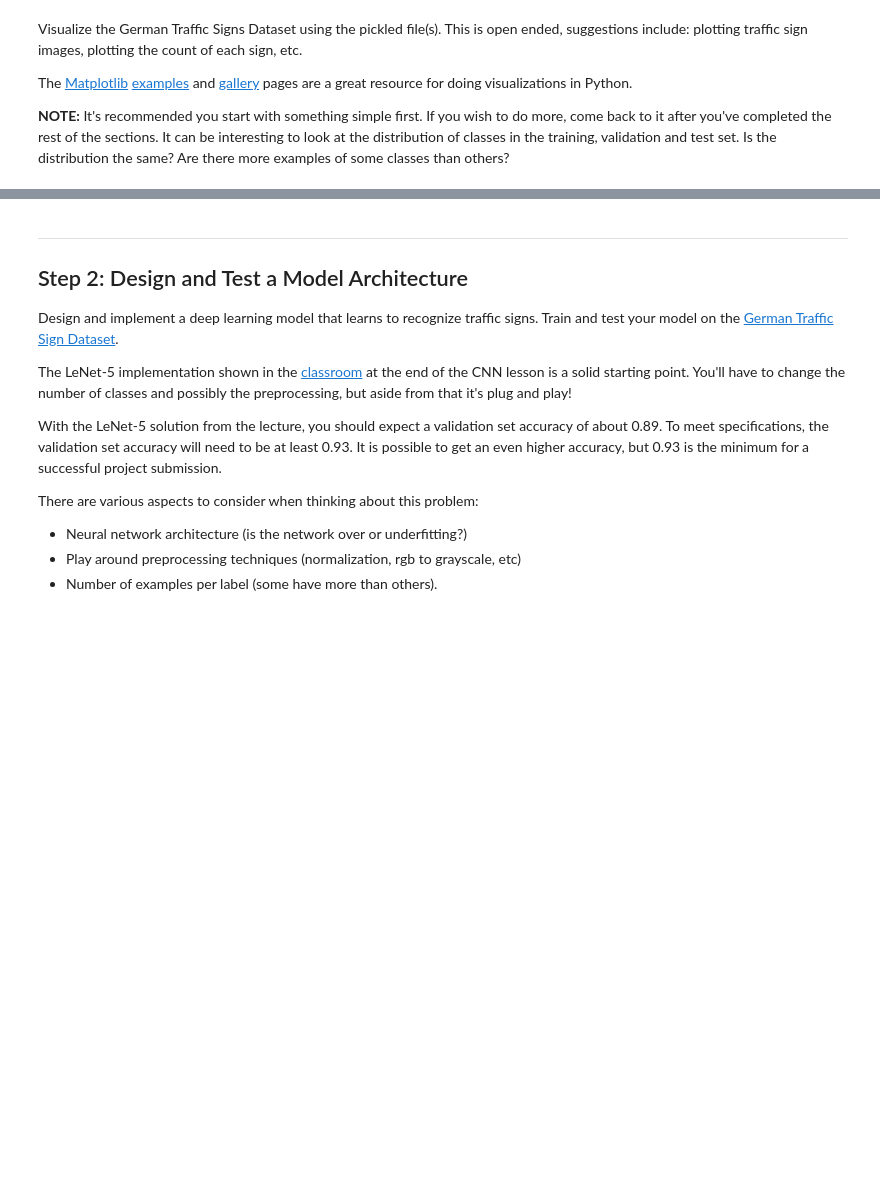
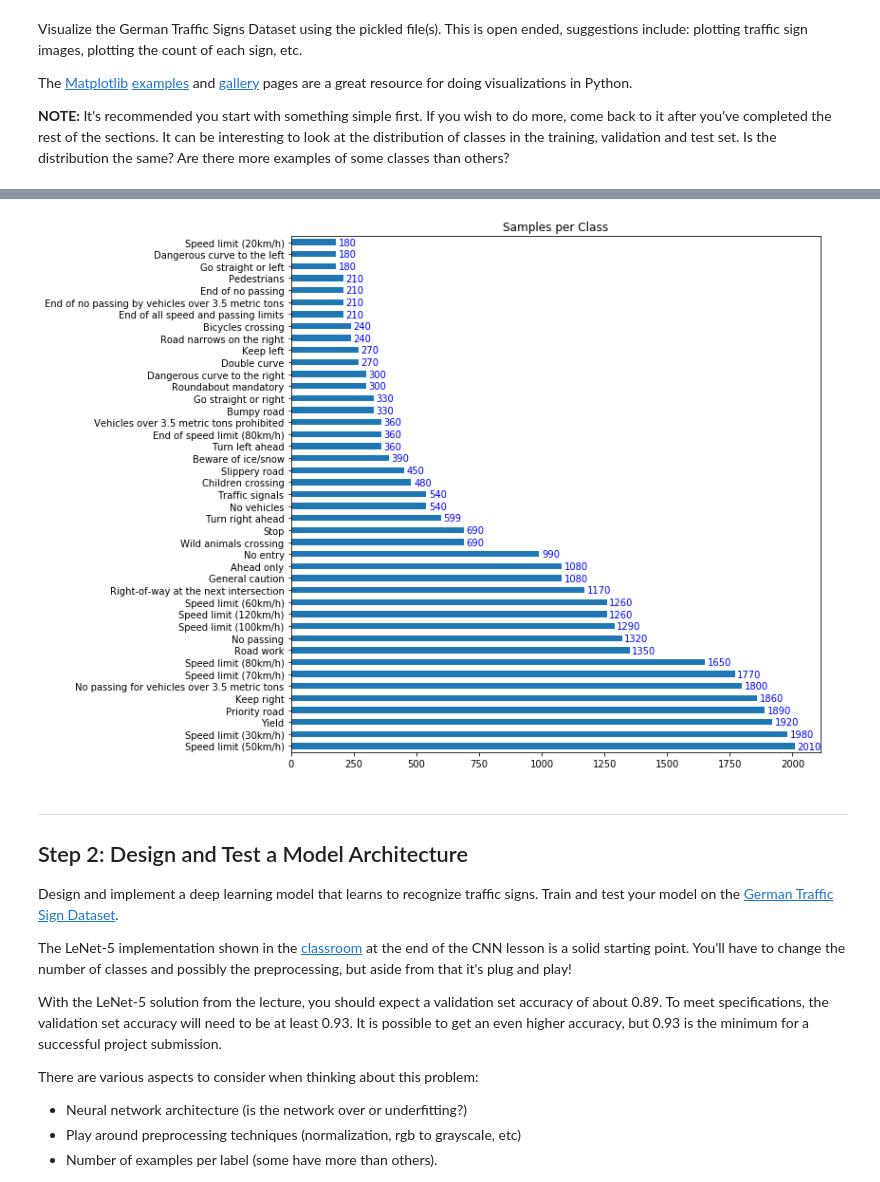
Before and after one commit to AnsgarNell/CarND-Traffic-Sign-Classifier-Project, a Jupyter notebook: Traffic_Sign_Classifier.ipynb, the cells around one changed output, grey strips where cells are left out. Saved outputs shown, nothing was run; the diff lists cells and outputs as text; code cells hidden in the pictures; blank space fills up the shorter version.

```diff
--- a/Traffic_Sign_Classifier.ipynb
+++ b/Traffic_Sign_Classifier.ipynb
@@ -118,3 +117,23 @@ print(y_train[index])
+# %%
+# Taken from https://github.com/sumitbinnani/CarND-Traffic-Sign-Classifier-Project/blob/master/Traffic_Sign_Classifier.ipynb
+### Label Distribution in Training Data
+import pandas as pd
+import csv
+
+label_dict = None
+with open('signnames.csv', mode='r') as infile:
+    reader = csv.reader(infile)
+    next(reader, None)
+    label_dict = {int(rows[0]):rows[1] for rows in reader}
+
+y_train_df = pd.DataFrame()
+y_train_df['label'] = y_train
+ax = y_train_df['label'].value_counts().plot(kind='barh', figsize = (10,10), title='Samples per Class')
+ax.set_yticklabels(list(map(lambda x: label_dict[x], y_train_df['label'].value_counts().index.tolist())))
+for i, v in enumerate(y_train_df['label'].value_counts()):
+    ax.text(v + 10, i - 0.25, str(v), color='blue')
+# %% [output]
+[figure, added]
 # %% [markdown]
 ----
 
```
Also changed, not shown: parts of 9 cells of this notebook, 10 other files.
